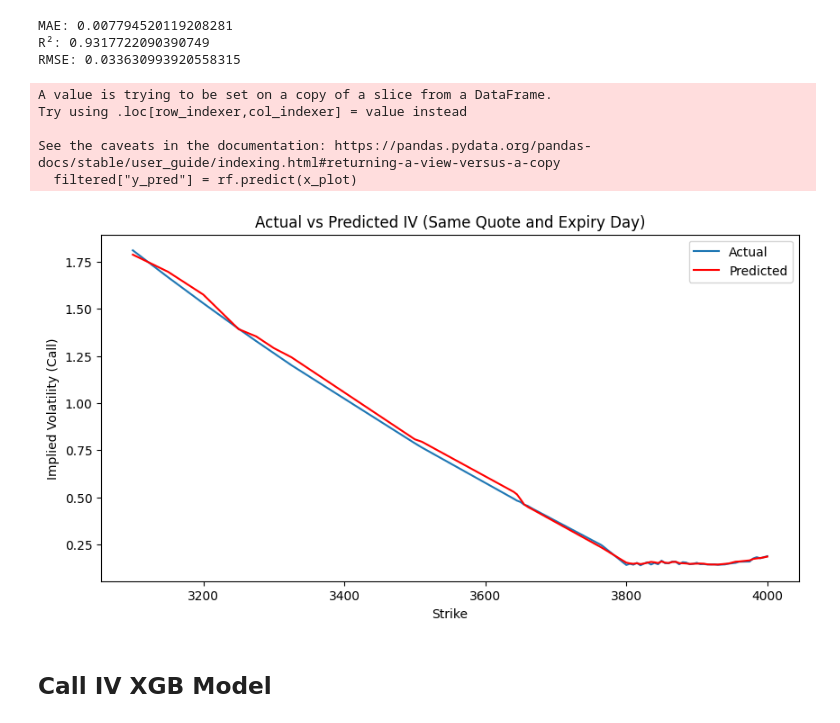
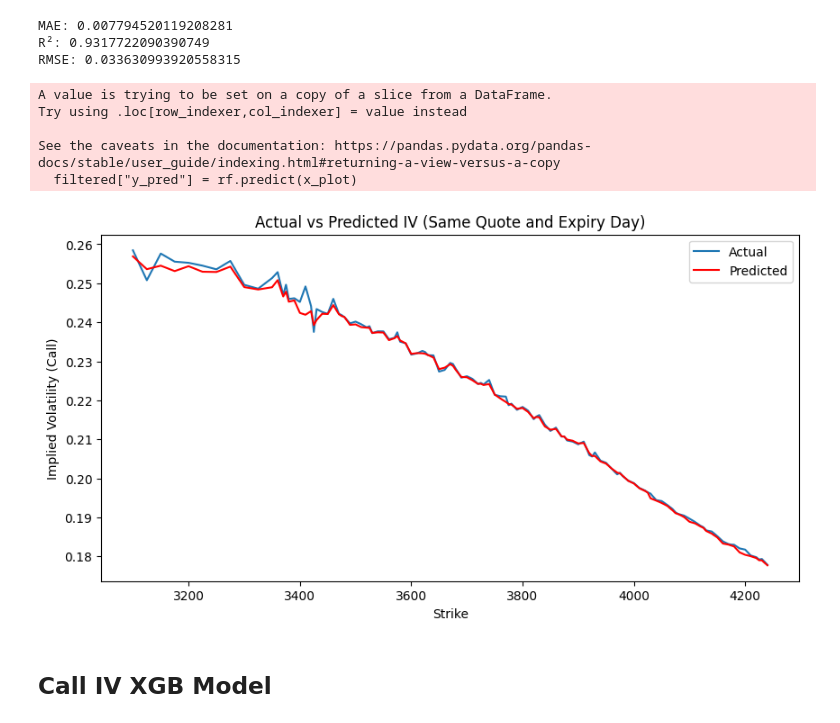
Before and after one commit to Maxwell-Doshi17/FE_Club_ML_European, a Jupyter notebook: call_iv.ipynb, the cells around one changed output. Saved outputs shown, nothing was run; the diff lists cells and outputs as text; code cells hidden in the pictures.

Commit message:
updated visualizations

```diff
--- a/call_iv.ipynb
+++ b/call_iv.ipynb
@@ -149,14 +149,14 @@ def random_forest_graph(quote_date, expire_date):
     plt.show()
 # %%
 # use available dates from above, enter in format: "2023-xx-xx"
-random_forest_graph("2023-01-04", "2023-01-05")
+random_forest_graph("2023-01-04", "2023-04-28")
 # %% [output]
 A value is trying to be set on a copy of a slice from a DataFrame.
 Try using .loc[row_indexer,col_indexer] = value instead
 
 See the caveats in the documentation: https://pandas.pydata.org/pandas-docs/stable/user_guide/indexing.html#returning-a-view-versus-a-copy
   filtered["y_pred"] = rf.predict(x_plot)
-[figure, old version]
+[figure, new version]
 # %% [markdown]
 ## Call IV XGB Model
 # %%
```
Also changed, not shown: 3 other files.
